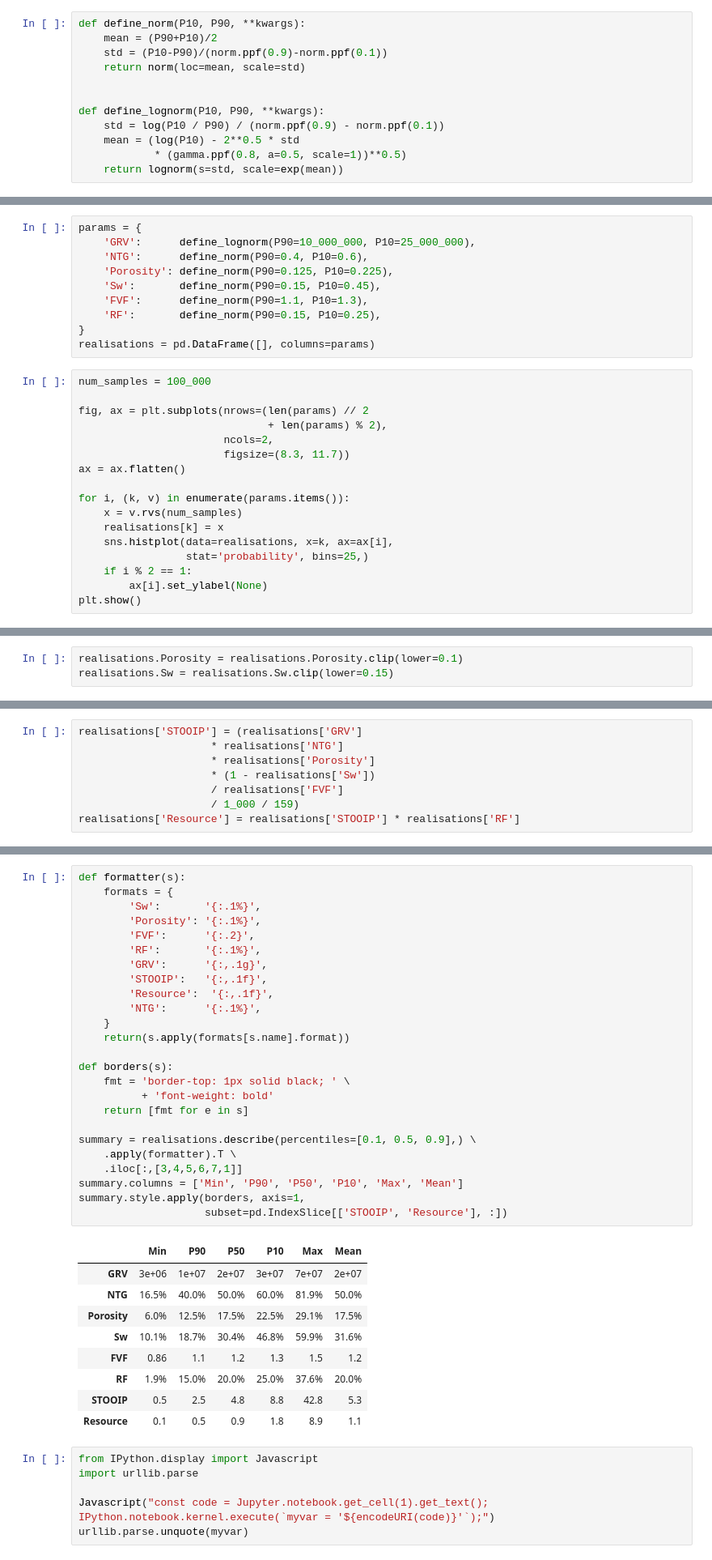
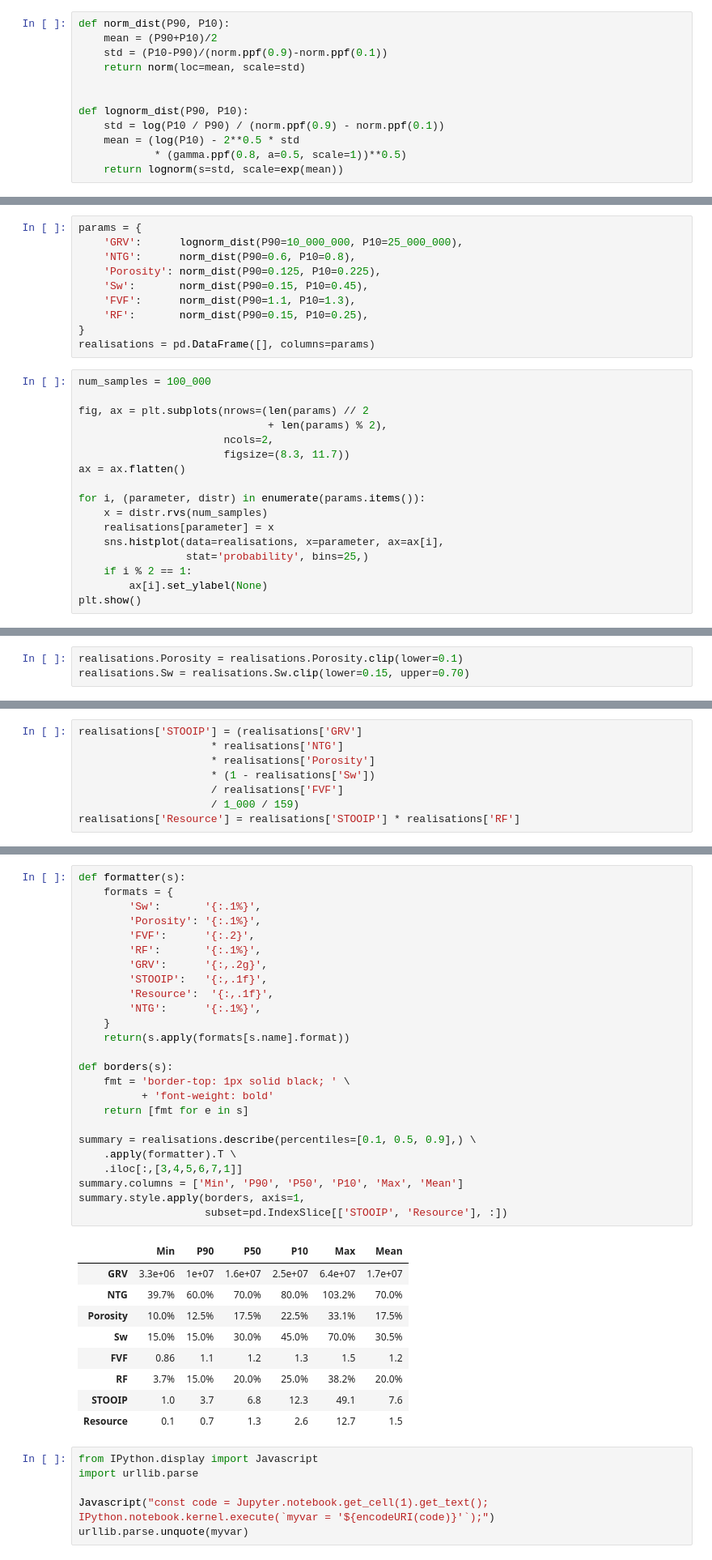
Before and after one commit to dlodola/public, a Jupyter notebook: jupyter/MonteCarlo-Part1.ipynb, the cells around one changed output, grey strips where cells are left out. Shown at 81% size. Drawn from its saved outputs; the diff is of its cells as text.

```diff
--- a/jupyter/MonteCarlo-Part1.ipynb
+++ b/jupyter/MonteCarlo-Part1.ipynb
@@ -45,11 +77,11 @@ plt.show()
 # %%
-def define_norm(P10, P90, **kwargs):
+def norm_dist(P90, P10):
     mean = (P90+P10)/2
     std = (P10-P90)/(norm.ppf(0.9)-norm.ppf(0.1))
     return norm(loc=mean, scale=std)
 
 
-def define_lognorm(P10, P90, **kwargs):
+def lognorm_dist(P90, P10):
     std = log(P10 / P90) / (norm.ppf(0.9) - norm.ppf(0.1))
     mean = (log(P10) - 2**0.5 * std
             * (gamma.ppf(0.8, a=0.5, scale=1))**0.5)
@@ -57,11 +93,11 @@ def define_lognorm(P10, P90, **kwargs):
 # %%
 params = {
-    'GRV':      define_lognorm(P90=10_000_000, P10=25_000_000),
-    'NTG':      define_norm(P90=0.4, P10=0.6),
-    'Porosity': define_norm(P90=0.125, P10=0.225),
-    'Sw':       define_norm(P90=0.15, P10=0.45),
-    'FVF':      define_norm(P90=1.1, P10=1.3),
-    'RF':       define_norm(P90=0.15, P10=0.25),
+    'GRV':      lognorm_dist(P90=10_000_000, P10=25_000_000),
+    'NTG':      norm_dist(P90=0.6, P10=0.8),
+    'Porosity': norm_dist(P90=0.125, P10=0.225),
+    'Sw':       norm_dist(P90=0.15, P10=0.45),
+    'FVF':      norm_dist(P90=1.1, P10=1.3),
+    'RF':       norm_dist(P90=0.15, P10=0.25),
 }
 realisations = pd.DataFrame([], columns=params)
 # %%
@@ -73,10 +109,10 @@ fig, ax = plt.subplots(nrows=(len(params) // 2
                        figsize=(8.3, 11.7))
 ax = ax.flatten()
 
-for i, (k, v) in enumerate(params.items()):
-    x = v.rvs(num_samples)
-    realisations[k] = x
-    sns.histplot(data=realisations, x=k, ax=ax[i],
+for i, (parameter, distr) in enumerate(params.items()):
+    x = distr.rvs(num_samples)
+    realisations[parameter] = x
+    sns.histplot(data=realisations, x=parameter, ax=ax[i],
                  stat='probability', bins=25,)
     if i % 2 == 1:
         ax[i].set_ylabel(None)
@@ -98,3 +134,3 @@ realisations.describe(percentiles=[0.1, 0.5, 0.9],)
 # %%
 realisations.Porosity = realisations.Porosity.clip(lower=0.1)
-realisations.Sw = realisations.Sw.clip(lower=0.15)
+realisations.Sw = realisations.Sw.clip(lower=0.15, upper=0.70)
@@ -138,38 +176,38 @@ plt.show()
 # %%
 def formatter(s):
     formats = {
         'Sw':       '{:.1%}',
         'Porosity': '{:.1%}',
         'FVF':      '{:.2}',
         'RF':       '{:.1%}',
-        'GRV':      '{:,.1g}',
+        'GRV':      '{:,.2g}',
         'STOOIP':   '{:,.1f}',
         'Resource':  '{:,.1f}',
         'NTG':      '{:.1%}',
     }
     return(s.apply(formats[s.name].format))
 
 def borders(s):
     fmt = 'border-top: 1px solid black; ' \
           + 'font-weight: bold'
     return [fmt for e in s]
 
 summary = realisations.describe(percentiles=[0.1, 0.5, 0.9],) \
     .apply(formatter).T \
     .iloc[:,[3,4,5,6,7,1]]
 summary.columns = ['Min', 'P90', 'P50', 'P10', 'Max', 'Mean']
 summary.style.apply(borders, axis=1,
                     subset=pd.IndexSlice[['STOOIP', 'Resource'], :])
 # %% [output]
 |  | Min | P90 | P50 | P10 | Max | Mean |
-| GRV | 3e+06 | 1e+07 | 2e+07 | 3e+07 | 7e+07 | 2e+07 |
-| NTG | 16.5% | 40.0% | 50.0% | 60.0% | 81.9% | 50.0% |
-| Porosity | 6.0% | 12.5% | 17.5% | 22.5% | 29.1% | 17.5% |
-| Sw | 10.1% | 18.7% | 30.4% | 46.8% | 59.9% | 31.6% |
+| GRV | 3.3e+06 | 1e+07 | 1.6e+07 | 2.5e+07 | 6.4e+07 | 1.7e+07 |
+| NTG | 39.7% | 60.0% | 70.0% | 80.0% | 103.2% | 70.0% |
+| Porosity | 10.0% | 12.5% | 17.5% | 22.5% | 33.1% | 17.5% |
+| Sw | 15.0% | 15.0% | 30.0% | 45.0% | 70.0% | 30.5% |
 | FVF | 0.86 | 1.1 | 1.2 | 1.3 | 1.5 | 1.2 |
-| RF | 1.9% | 15.0% | 20.0% | 25.0% | 37.6% | 20.0% |
-| STOOIP | 0.5 | 2.5 | 4.8 | 8.8 | 42.8 | 5.3 |
-| Resource | 0.1 | 0.5 | 0.9 | 1.8 | 8.9 | 1.1 |
+| RF | 3.7% | 15.0% | 20.0% | 25.0% | 38.2% | 20.0% |
+| STOOIP | 1.0 | 3.7 | 6.8 | 12.3 | 49.1 | 7.6 |
+| Resource | 0.1 | 0.7 | 1.3 | 2.6 | 12.7 | 1.5 |
 # %%
 from IPython.display import Javascript
 import urllib.parse
```
Also changed, not shown: parts of 14 cells of this notebook.
